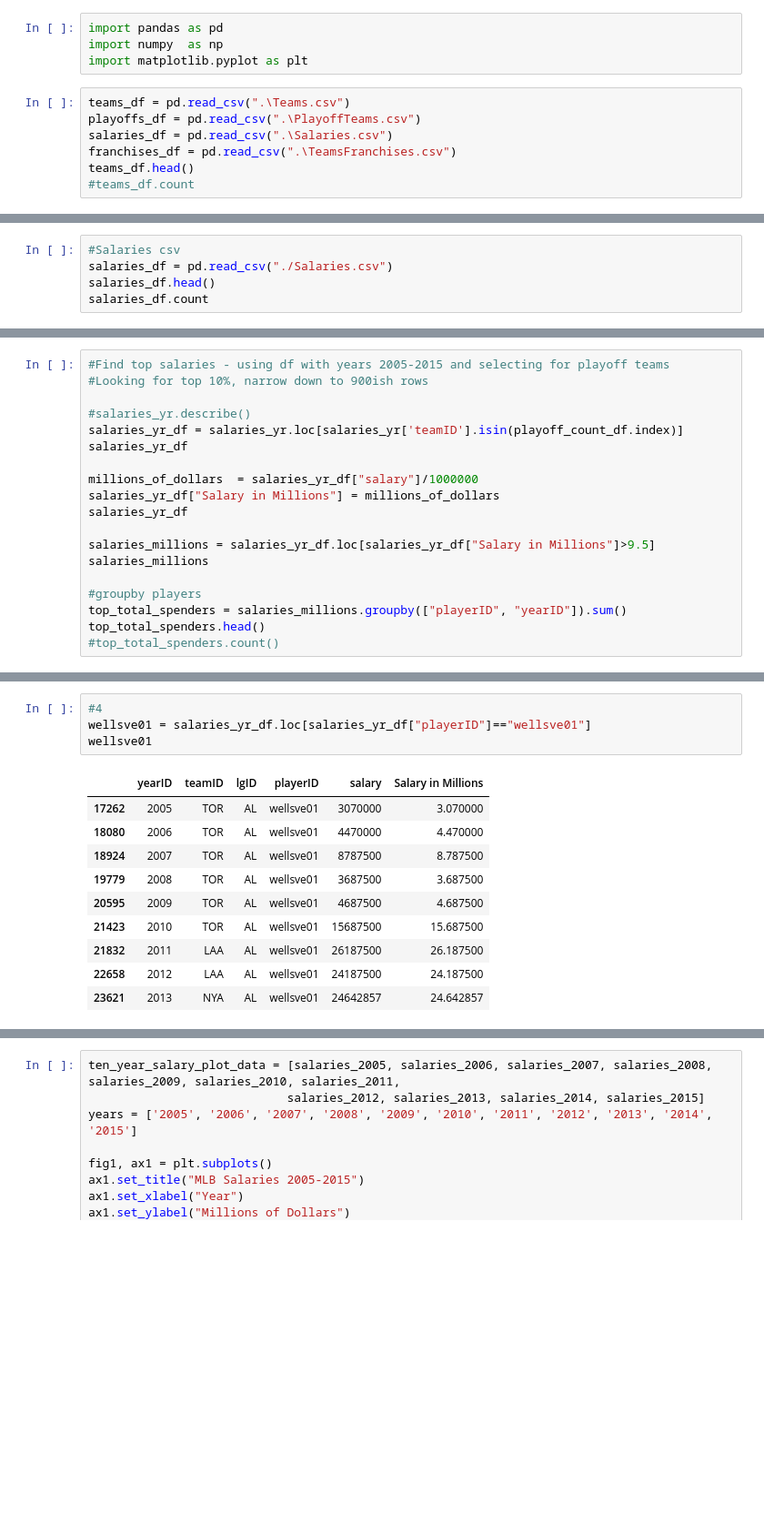
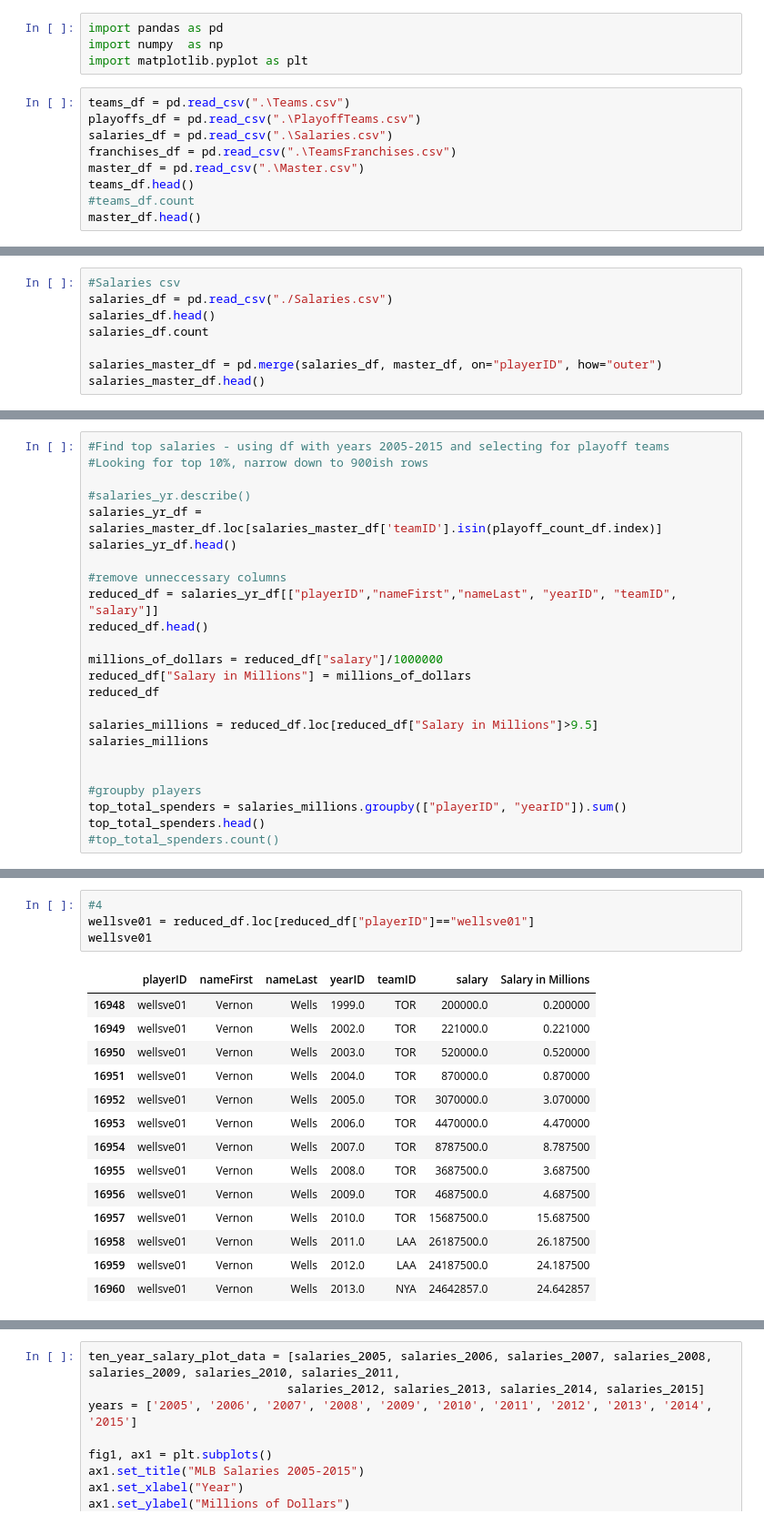
Before and after one commit to eerofeeva/BaseballMadness, a Jupyter notebook: baseball_challege.ipynb, the cells around one changed output, grey strips where cells are left out. Shown at 91% size. Drawn from its saved outputs; the diff is of its cells as text; blank space fills up the shorter version.

```diff
--- a/baseball_challege.ipynb
+++ b/baseball_challege.ipynb
@@ -7,6 +7,8 @@ teams_df = pd.read_csv(".\Teams.csv")
 playoffs_df = pd.read_csv(".\PlayoffTeams.csv")
 salaries_df = pd.read_csv(".\Salaries.csv")
 franchises_df = pd.read_csv(".\TeamsFranchises.csv")
+master_df = pd.read_csv(".\Master.csv")
 teams_df.head()
 #teams_df.count
+master_df.head()
 # %% [output]
@@ -101,4 +103,7 @@ dtype: int64
 salaries_df = pd.read_csv("./Salaries.csv")
 salaries_df.head()
 salaries_df.count
+
+salaries_master_df = pd.merge(salaries_df, master_df, on="playerID", how="outer")
+salaries_master_df.head()
 # %% [output]
@@ -141,15 +124,20 @@ salaries_yr.count
 #Looking for top 10%, narrow down to 900ish rows
 
 #salaries_yr.describe()
-salaries_yr_df = salaries_yr.loc[salaries_yr['teamID'].isin(playoff_count_df.index)]
-salaries_yr_df
+salaries_yr_df = salaries_master_df.loc[salaries_master_df['teamID'].isin(playoff_count_df.index)]
+salaries_yr_df.head()
 
-millions_of_dollars  = salaries_yr_df["salary"]/1000000
-salaries_yr_df["Salary in Millions"] = millions_of_dollars
-salaries_yr_df
+#remove unneccessary columns
+reduced_df = salaries_yr_df[["playerID","nameFirst","nameLast", "yearID", "teamID", "salary"]]
+reduced_df.head()
 
-salaries_millions = salaries_yr_df.loc[salaries_yr_df["Salary in Millions"]>9.5]
+millions_of_dollars = reduced_df["salary"]/1000000
+reduced_df["Salary in Millions"] = millions_of_dollars
+reduced_df
+
+salaries_millions = reduced_df.loc[reduced_df["Salary in Millions"]>9.5]
 salaries_millions
+
 
 #groupby players
 top_total_spenders = salaries_millions.groupby(["playerID", "yearID"]).sum()
@@ -240,17 +232,21 @@ verlaju01
 # %%
 #4
-wellsve01 = salaries_yr_df.loc[salaries_yr_df["playerID"]=="wellsve01"]
+wellsve01 = reduced_df.loc[reduced_df["playerID"]=="wellsve01"]
 wellsve01
 # %% [output]
-|  | yearID | teamID | lgID | playerID | salary | Salary in Millions |
-| 17262 | 2005 | TOR | AL | wellsve01 | 3070000 | 3.070000 |
-| 18080 | 2006 | TOR | AL | wellsve01 | 4470000 | 4.470000 |
-| 18924 | 2007 | TOR | AL | wellsve01 | 8787500 | 8.787500 |
-| 19779 | 2008 | TOR | AL | wellsve01 | 3687500 | 3.687500 |
-| 20595 | 2009 | TOR | AL | wellsve01 | 4687500 | 4.687500 |
-| 21423 | 2010 | TOR | AL | wellsve01 | 15687500 | 15.687500 |
-| 21832 | 2011 | LAA | AL | wellsve01 | 26187500 | 26.187500 |
-| 22658 | 2012 | LAA | AL | wellsve01 | 24187500 | 24.187500 |
-| 23621 | 2013 | NYA | AL | wellsve01 | 24642857 | 24.642857 |
+|  | playerID | nameFirst | nameLast | yearID | teamID | salary | Salary in Millions |
+| 16948 | wellsve01 | Vernon | Wells | 1999.0 | TOR | 200000.0 | 0.200000 |
+| 16949 | wellsve01 | Vernon | Wells | 2002.0 | TOR | 221000.0 | 0.221000 |
+| 16950 | wellsve01 | Vernon | Wells | 2003.0 | TOR | 520000.0 | 0.520000 |
+| 16951 | wellsve01 | Vernon | Wells | 2004.0 | TOR | 870000.0 | 0.870000 |
+| 16952 | wellsve01 | Vernon | Wells | 2005.0 | TOR | 3070000.0 | 3.070000 |
+| 16953 | wellsve01 | Vernon | Wells | 2006.0 | TOR | 4470000.0 | 4.470000 |
+| 16954 | wellsve01 | Vernon | Wells | 2007.0 | TOR | 8787500.0 | 8.787500 |
+| 16955 | wellsve01 | Vernon | Wells | 2008.0 | TOR | 3687500.0 | 3.687500 |
+| 16956 | wellsve01 | Vernon | Wells | 2009.0 | TOR | 4687500.0 | 4.687500 |
+| 16957 | wellsve01 | Vernon | Wells | 2010.0 | TOR | 15687500.0 | 15.687500 |
+| 16958 | wellsve01 | Vernon | Wells | 2011.0 | LAA | 26187500.0 | 26.187500 |
+| 16959 | wellsve01 | Vernon | Wells | 2012.0 | LAA | 24187500.0 | 24.187500 |
+| 16960 | wellsve01 | Vernon | Wells | 2013.0 | NYA | 24642857.0 | 24.642857 |
 # %%
 #5
```
Also changed, not shown: parts of 18 cells of this notebook, 3 other files.
